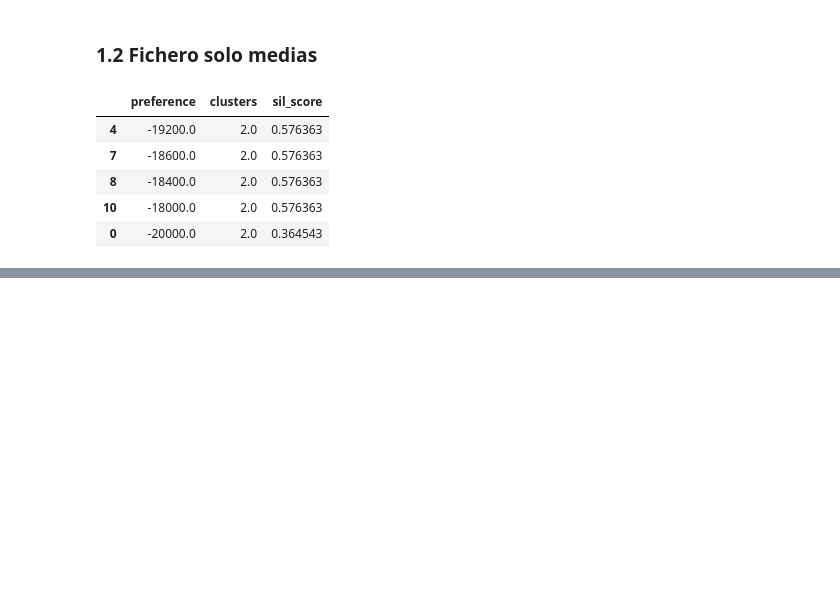
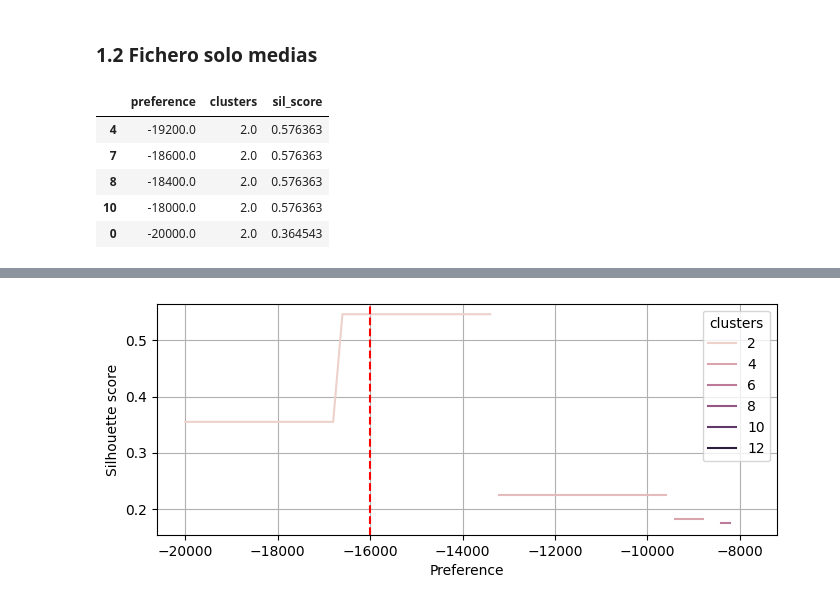
Before and after one commit to mbaroja/TFM, a Jupyter notebook: AffinityPropagation.ipynb, the cells around one changed output, grey strips where cells are left out. Drawn from its saved outputs; the diff is of its cells as text; code cells hidden in the pictures; blank space fills up the shorter version.

```diff
--- a/AffinityPropagation.ipynb
+++ b/AffinityPropagation.ipynb
@@ -277,0 +301,9 @@ heatMap (data_processed2, labels2, n2_clusters_)
+# %%
+#Transformar datos categóricos a númericos
+data_processed3 = transformData(df_without_avg)
+#Crear una matriz de características (feature matrix) a partir de los datos y sus columnas
+X3, y3 = data_processed3.values, data_processed3.columns
+# %%
+#Obtener el valor apropiado para 'preferences' a partir del mejor coeficiente Silhoutte obtenido
+ap_results3 = eval_preferences(X3)
+ap_results3.sort_values(by='sil_score', ascending=False).head(5)
@@ -277,0 +317,5 @@ heatMap (data_processed2, labels2, n2_clusters_)
+# %%
+#Visualizar la evolución de los valores del coeficiente Silhoutte
+plot_sil_pref(ap_results3, -16000)
+# %% [output]
+[figure, added]
```
Also changed, not shown: parts of 38 cells of this notebook.
